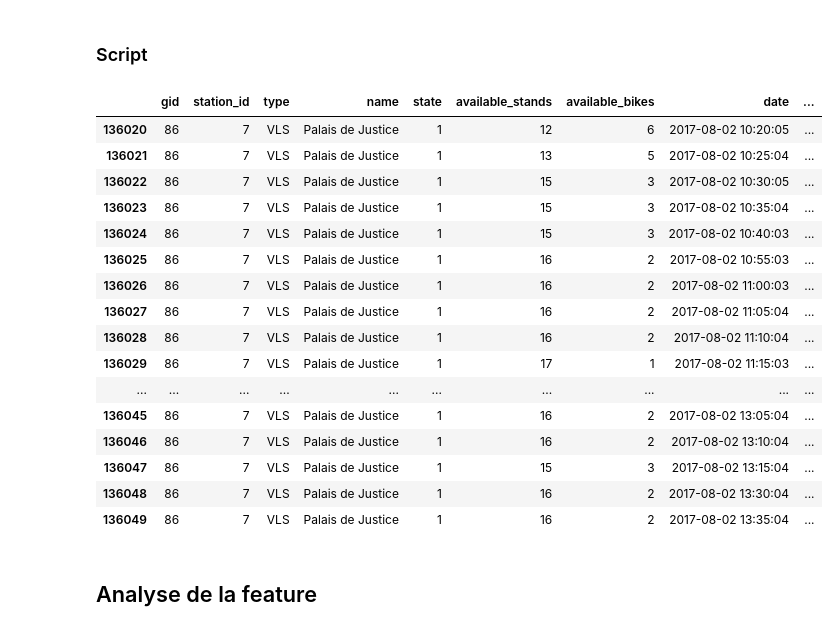
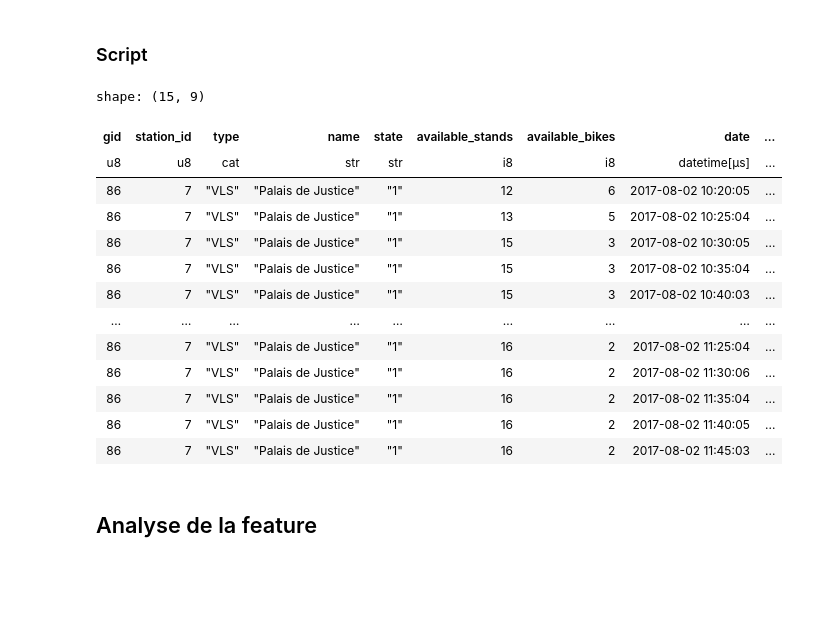
Before and after one commit to armgilles/vcub_keeper, a Jupyter notebook: notebooks/02_Features/01_transaction_out #3.ipynb, the cells around one changed output. Drawn from its saved outputs; the diff is of its cells as text; code cells hidden in the pictures; blank space fills up the shorter version.

```diff
--- a/notebooks/02_Features/01_transaction_out #3.ipynb
+++ b/notebooks/02_Features/01_transaction_out #3.ipynb
@@ -177,37 +68,4 @@ activite.to_pandas().head(10)
 # %% [markdown]
 ## Industrialisation
-# %%
-def get_transactions_out(data):
-    """
-    Calcul le nombre de prise de vélo qu'il y a eu pour une même station entre 2 points de données
-
-    Parameters
-    ----------
-    data : DataFrame
-        Activité des stations Vcub
-
-    Returns
-    -------
-    data : DataFrame
-        Ajout de colonne 'transactions_out'
-
-    Examples
-    --------
-
-    activite = get_transactions_out(activite)
-    """
-
-    data["available_stands_shift"] = data.groupby("station_id")["available_stands"].shift(1)
-
-    data["available_stands_shift"] = data["available_stands_shift"].fillna(data["available_stands"])
-
-    data["transactions_out"] = data["available_stands"] - data["available_stands_shift"]
-
-    data.loc[data["transactions_out"] < 0, "transactions_out"] = 0
-
-    # Drop non usefull column
-    data.drop("available_stands_shift", axis=1, inplace=True)
-
-    return data
 # %%
 from vcub_keeper.transform.features_factory import get_transactions_out
@@ -245,27 +120,24 @@ from vcub_keeper.transform.features_factory import get_transactions_out
 # Lecture de l'activité des stations
 activite = read_activity_vcub()
 
-activite = get_transactions_out(activite)
+activite = activite.with_columns(get_transactions_out()).collect()
 # %%
-activite[136020:136050]
+activite.slice(136020, 15)
 # %% [output]
+shape: (15, 9)
-|  | gid | station_id | type | name | state | available_stands | available_bikes | date | ... |
-| 136020 | 86 | 7 | VLS | Palais de Justice | 1 | 12 | 6 | 2017-08-02 10:20:05 | ... |
-| 136021 | 86 | 7 | VLS | Palais de Justice | 1 | 13 | 5 | 2017-08-02 10:25:04 | ... |
-| 136022 | 86 | 7 | VLS | Palais de Justice | 1 | 15 | 3 | 2017-08-02 10:30:05 | ... |
-| 136023 | 86 | 7 | VLS | Palais de Justice | 1 | 15 | 3 | 2017-08-02 10:35:04 | ... |
-| 136024 | 86 | 7 | VLS | Palais de Justice | 1 | 15 | 3 | 2017-08-02 10:40:03 | ... |
-| 136025 | 86 | 7 | VLS | Palais de Justice | 1 | 16 | 2 | 2017-08-02 10:55:03 | ... |
-| 136026 | 86 | 7 | VLS | Palais de Justice | 1 | 16 | 2 | 2017-08-02 11:00:03 | ... |
-| 136027 | 86 | 7 | VLS | Palais de Justice | 1 | 16 | 2 | 2017-08-02 11:05:04 | ... |
-| 136028 | 86 | 7 | VLS | Palais de Justice | 1 | 16 | 2 | 2017-08-02 11:10:04 | ... |
-| 136029 | 86 | 7 | VLS | Palais de Justice | 1 | 17 | 1 | 2017-08-02 11:15:03 | ... |
-| ... | ... | ... | ... | ... | ... | ... | ... | ... | ... |
-| 136045 | 86 | 7 | VLS | Palais de Justice | 1 | 16 | 2 | 2017-08-02 13:05:04 | ... |
-| 136046 | 86 | 7 | VLS | Palais de Justice | 1 | 16 | 2 | 2017-08-02 13:10:04 | ... |
-| 136047 | 86 | 7 | VLS | Palais de Justice | 1 | 15 | 3 | 2017-08-02 13:15:04 | ... |
-| 136048 | 86 | 7 | VLS | Palais de Justice | 1 | 16 | 2 | 2017-08-02 13:30:04 | ... |
-| 136049 | 86 | 7 | VLS | Palais de Justice | 1 | 16 | 2 | 2017-08-02 13:35:04 | ... |
+| gid | station_id | type | name | state | available_stands | available_bikes | date | ... |
+| u8 | u8 | cat | str | str | i8 | i8 | datetime[μs] | ... |
+| 86 | 7 | "VLS" | "Palais de Justice" | "1" | 12 | 6 | 2017-08-02 10:20:05 | ... |
+| 86 | 7 | "VLS" | "Palais de Justice" | "1" | 13 | 5 | 2017-08-02 10:25:04 | ... |
+| 86 | 7 | "VLS" | "Palais de Justice" | "1" | 15 | 3 | 2017-08-02 10:30:05 | ... |
+| 86 | 7 | "VLS" | "Palais de Justice" | "1" | 15 | 3 | 2017-08-02 10:35:04 | ... |
+| 86 | 7 | "VLS" | "Palais de Justice" | "1" | 15 | 3 | 2017-08-02 10:40:03 | ... |
+| … | … | … | … | … | … | … | … | ... |
+| 86 | 7 | "VLS" | "Palais de Justice" | "1" | 16 | 2 | 2017-08-02 11:25:04 | ... |
+| 86 | 7 | "VLS" | "Palais de Justice" | "1" | 16 | 2 | 2017-08-02 11:30:06 | ... |
+| 86 | 7 | "VLS" | "Palais de Justice" | "1" | 16 | 2 | 2017-08-02 11:35:04 | ... |
+| 86 | 7 | "VLS" | "Palais de Justice" | "1" | 16 | 2 | 2017-08-02 11:40:05 | ... |
+| 86 | 7 | "VLS" | "Palais de Justice" | "1" | 16 | 2 | 2017-08-02 11:45:03 | ... |
 # %% [markdown]
 ## Analyse de la feature
 # %%
```
Also changed, not shown: parts of 28 cells of this notebook, 1 other file.
